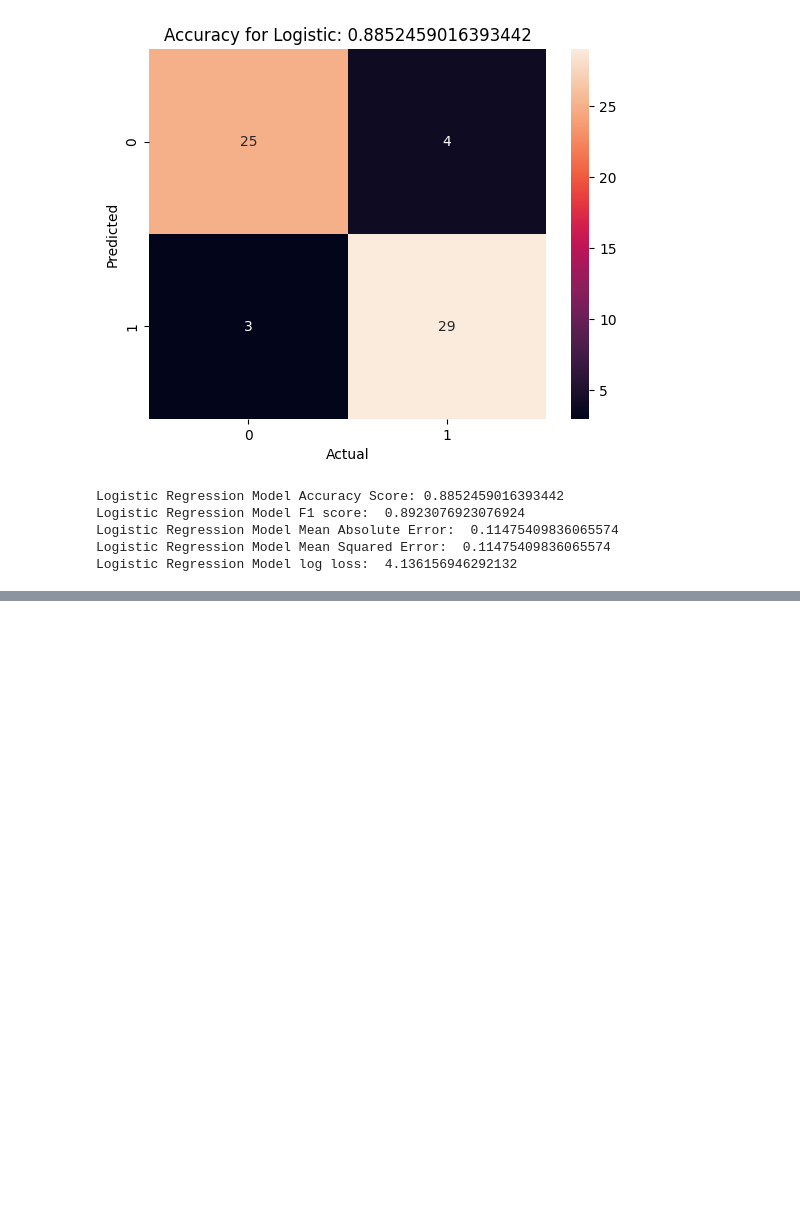
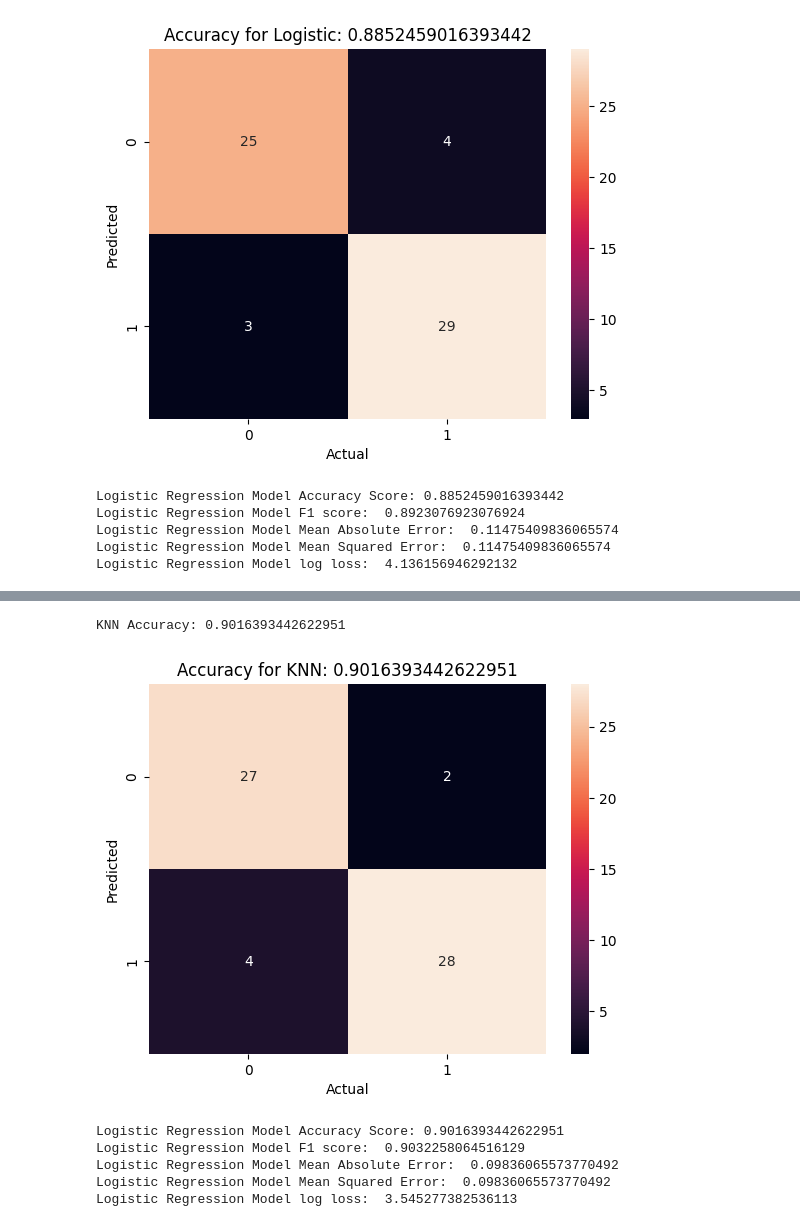
Before and after one commit to shadmankhezri/classification, a Jupyter notebook: heart_attack/heart_attack.ipynb, the cells around one changed output, grey strips where cells are left out. Cells and saved outputs as stored; diff of their text form; code cells hidden in the pictures; blank space fills up the shorter version.

Commit message:
KNN and SVM model created

```diff
--- a/heart_attack/heart_attack.ipynb
+++ b/heart_attack/heart_attack.ipynb
@@ -425,0 +428,5 @@ Logistic Regression Model log loss:  4.136156946292132
+# %%
+from sklearn.neighbors import KNeighborsClassifier
+
+model_knn = KNeighborsClassifier()
+model_knn
@@ -425,0 +435,4 @@ Logistic Regression Model log loss:  4.136156946292132
+# %%
+# training the model with train data
+
+model_knn.fit(X_train, y_train)
@@ -425,0 +443,7 @@ Logistic Regression Model log loss:  4.136156946292132
+# %%
+# test the KNN model
+
+y_pred_knn = model_knn.predict(X_test)
+
+print(y_pred_knn[0:5])        # predict value
+print(y_test[0:5])            # real value
@@ -425,0 +458,31 @@ Logistic Regression Model log loss:  4.136156946292132
+# %%
+# accuracy KNN
+
+print(f"KNN Accuracy: {accuracy_score(y_test , y_pred_knn)}")
+# %% [output]
+KNN Accuracy: 0.9016393442622951
+# %%
+# confusion matrix heatmap for KNN
+
+sns.heatmap(metrics.confusion_matrix(y_test, y_pred_knn), annot=True, fmt='d')
+
+plt.title(f'Accuracy for KNN: {accuracy_score(y_test, y_pred_knn)}')
+plt.ylabel('Predicted')
+plt.xlabel('Actual')
+plt.show()
+# %% [output]
+[figure, added]
+# %%
+# Calculation of average error and accuracy for KNN
+
+print('Logistic Regression Model Accuracy Score:', accuracy_score(y_test, y_pred_knn))
+print('Logistic Regression Model F1 score: ', f1_score(y_test, y_pred_knn))
+print('Logistic Regression Model Mean Absolute Error: ', mean_absolute_error(y_test, y_pred_knn))
+print('Logistic Regression Model Mean Squared Error: ', mean_squared_error(y_test, y_pred_knn))
+print('Logistic Regression Model log loss: ', log_loss(y_test, y_pred_knn))
+# %% [output]
+Logistic Regression Model Accuracy Score: 0.9016393442622951
+Logistic Regression Model F1 score:  0.9032258064516129
+Logistic Regression Model Mean Absolute Error:  0.09836065573770492
+Logistic Regression Model Mean Squared Error:  0.09836065573770492
+Logistic Regression Model log loss:  3.545277382536113
```
Also changed, not shown: parts of 20 cells of this notebook.
